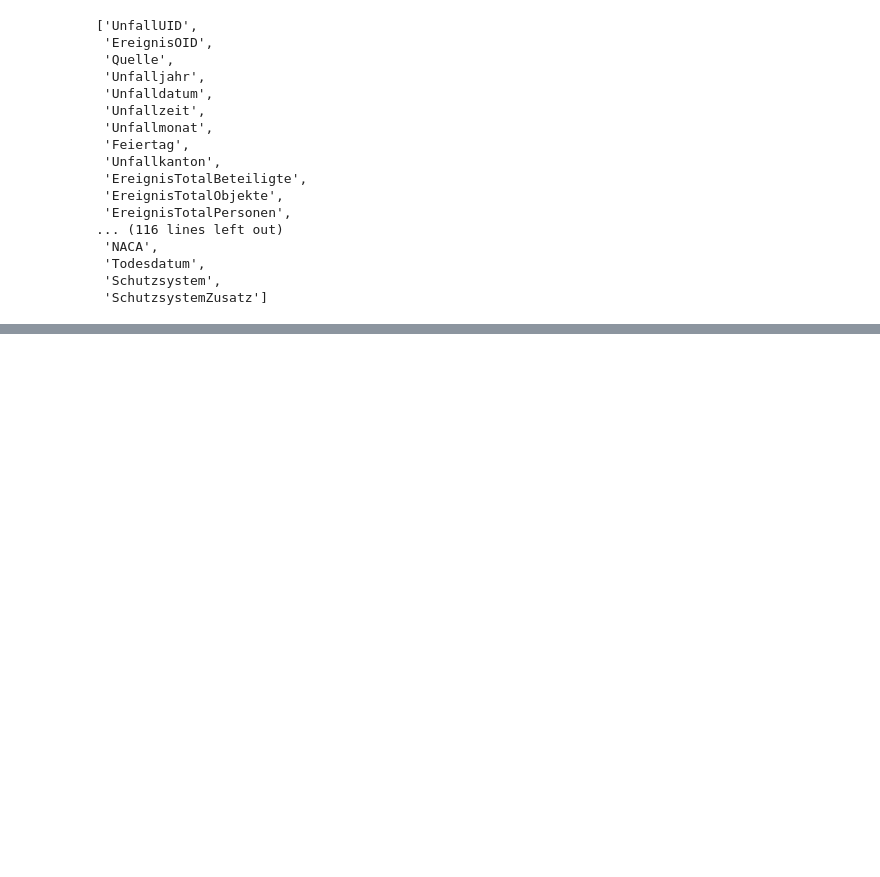
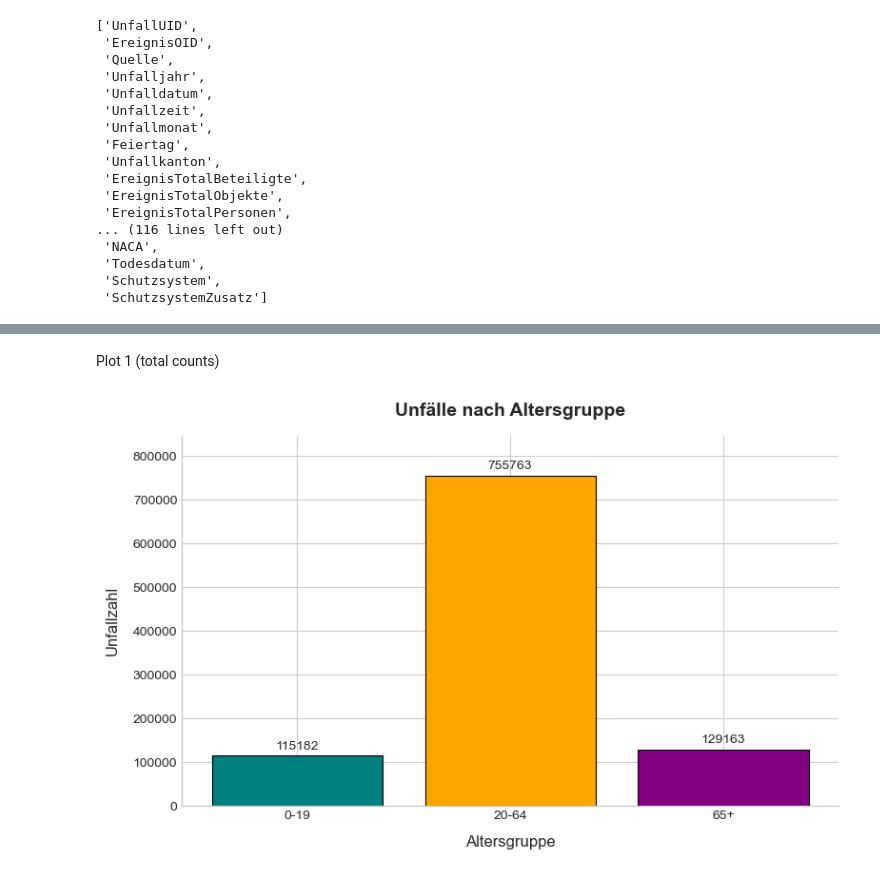
Before and after one commit to alishka-def/road_safety, a Jupyter notebook: jupyter_analysis.ipynb, the cells around one changed output, grey strips where cells are left out. Saved outputs shown, nothing was run; the diff lists cells and outputs as text; code cells hidden in the pictures; blank space fills up the shorter version.

```diff
--- a/jupyter_analysis.ipynb
+++ b/jupyter_analysis.ipynb
@@ -191,0 +37,5 @@ plt.show()
+# %%
+columns_to_keep = [
+    'UnfallUID', 'Unfalljahr', 'Alter', 'Hauptursache', 'Unfallfolgen', 'Hauptverursacher','Unfalltyp','Personenart','Unfallkanton'
+]
+df_filt = df[columns_to_keep]
@@ -191,0 +50,15 @@ plt.show()
+# %%
+bins = [0, 19, 64, 150]
+labels = ["0-19", "20-64", "65+"]
+
+df_filt["Alter"] = pd.to_numeric(df_filt["Alter"], errors="coerce")
+df_filt["age_group"] = pd.cut(df_filt["Alter"], bins=bins, labels=labels, right=True)
+
+population_ref = pd.Series({
+    "0-19": 19.9,
+    "20-64": 60.6,
+    "65+": 19.6
+})
+
+acc_counts = df_filt["age_group"].value_counts().reindex(labels)
+acc_percentage = acc_counts / acc_counts.sum() * 100
@@ -191,0 +76,48 @@ plt.show()
+# %% [markdown]
+Plot 1 (total counts)
+# %%
+plt.style.use("seaborn-v0_8-whitegrid")   # clean professional base style
+
+fig, ax = plt.subplots(figsize=(8, 5))
+
+# Professional color palette (muted, consistent)
+colors = ["#008080", "#FFA500", "#800080"]
+
+bars = ax.bar(
+    acc_counts.index,
+    acc_counts.values,
+    color=colors,
+    edgecolor="black",
+    linewidth=0.8
+)
+
+# Add value labels
+for bar in bars:
+    height = bar.get_height()
+    ax.text(
+        bar.get_x() + bar.get_width()/2,
+        height + max(acc_counts.values) * 0.01,
+        f"{height:.0f}",
+        ha="center",
+        va="bottom",
+        fontsize=10,
+        fontweight="medium"
+    )
+
+# Titles & labels
+ax.set_xlabel("Altersgruppe", fontsize=12, labelpad=10)
+ax.set_ylabel("Unfallzahl", fontsize=12, labelpad=10)
+ax.set_title("Unfälle nach Altersgruppe", fontsize=14, fontweight="bold", pad=15)
+
+# Make ticks cleaner
+ax.tick_params(axis="both", labelsize=10)
+ax.spines["top"].set_visible(False)
+ax.spines["right"].set_visible(False)
+
+# Slightly increase y-limit for label spacing
+ax.set_ylim(0, max(acc_counts.values) * 1.12)
+
+plt.tight_layout()
+plt.show()
+# %% [output]
+[figure, added]
```
Also changed, not shown: parts of 57 cells of this notebook.
